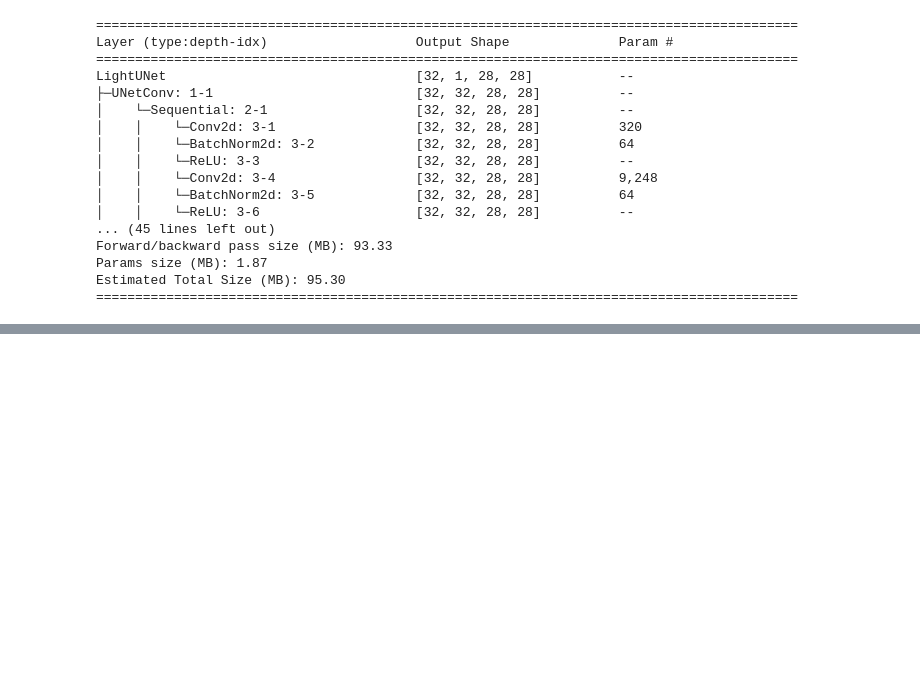
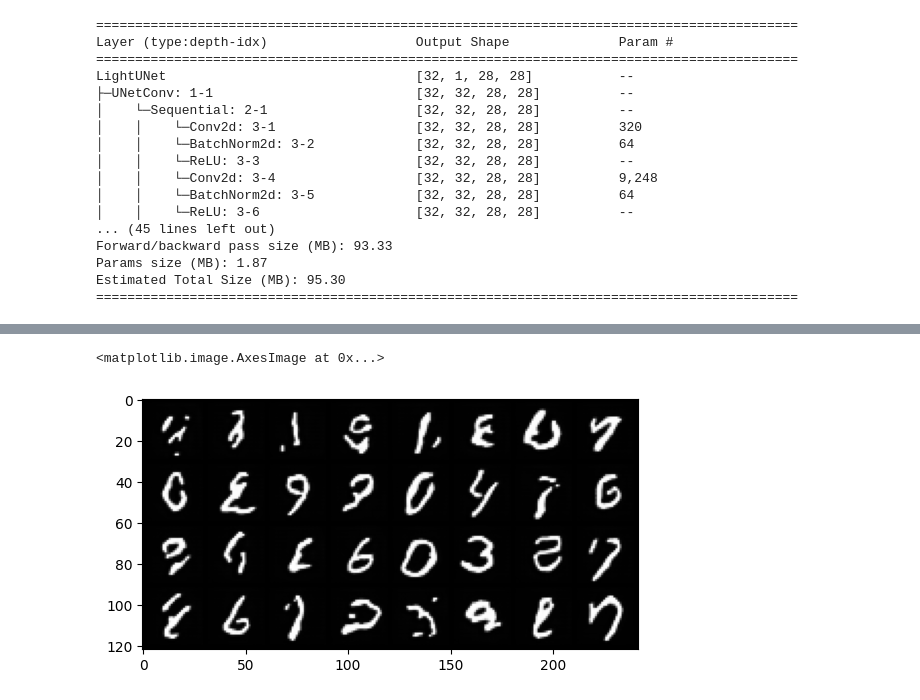
Before and after one commit to ArtemF42/diffusion-models, a Jupyter notebook: diffusion_model_from_scratch.ipynb, the cells around one changed output, grey strips where cells are left out. Cells and saved outputs as stored; diff of their text form; code cells hidden in the pictures; blank space fills up the shorter version.

```diff
--- a/diffusion_model_from_scratch.ipynb
+++ b/diffusion_model_from_scratch.ipynb
@@ -169,0 +171,16 @@ plt.show()
+# %%
+N_STEPS = 50
+
+z = torch.rand(BATCH_SIZE, 1, 28, 28).to(DEVICE)
+
+for step in tqdm(range(N_STEPS)):
+    with torch.no_grad():
+        x = model(z)
+
+    mix_factor = 1 / (N_STEPS - step)
+    z = x * mix_factor + z * (1 - mix_factor)
+
+plt.imshow(make_grid(x.detach().cpu())[0], cmap='gray')
+# %% [output]
+<matplotlib.image.AxesImage at 0x...>
+[figure, added]
```
Also changed, not shown: parts of 5 cells of this notebook.
